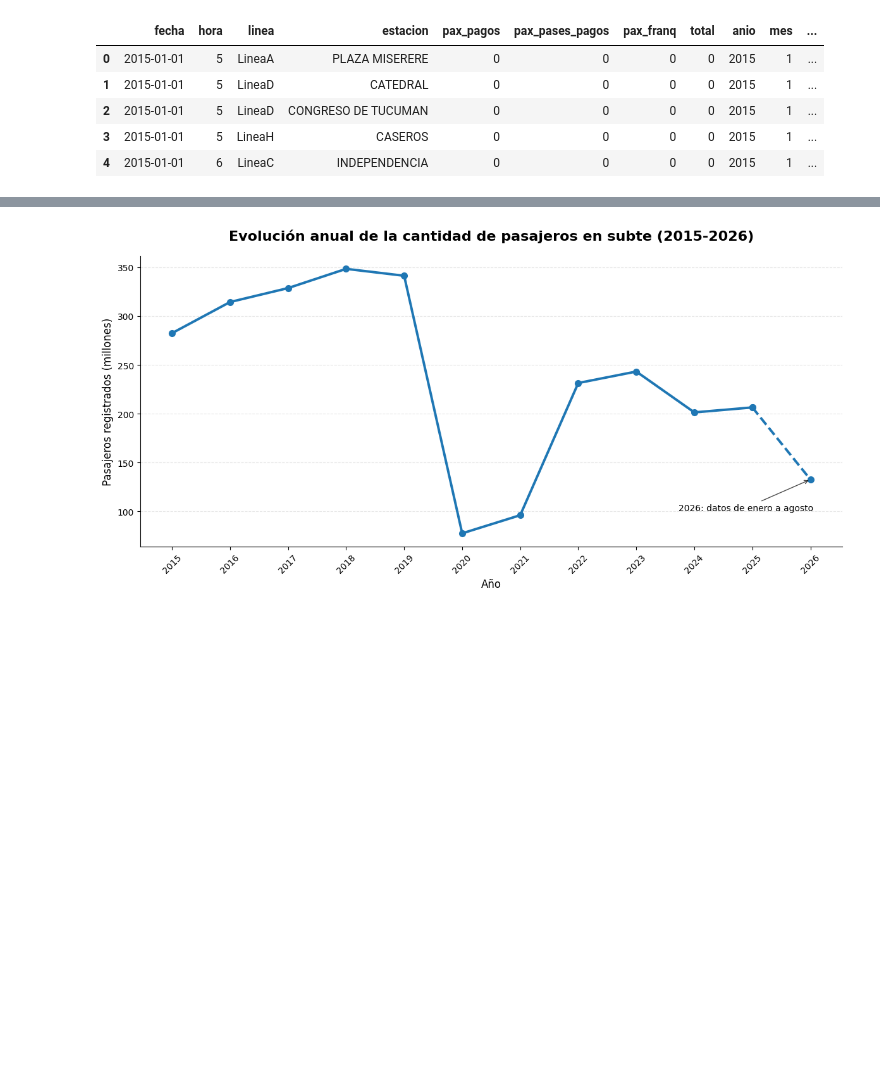
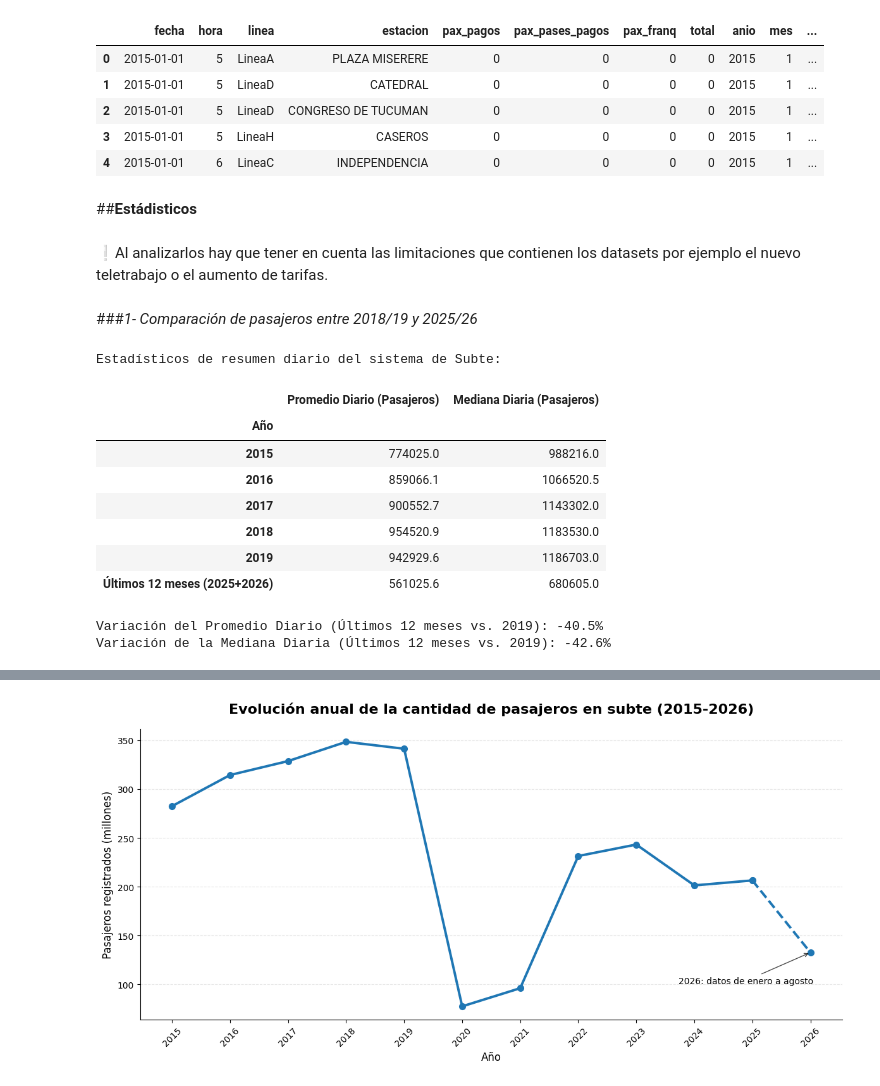
Before and after one commit to julia-iza/Trabajo-Practico-Laboratorio, a Jupyter notebook: analisis_subte.ipynb, the cells around one changed output, grey strips where cells are left out. Cells and saved outputs as stored; diff of their text form; code cells hidden in the pictures; blank space fills up the shorter version.

```diff
--- a/analisis_subte.ipynb
+++ b/analisis_subte.ipynb
@@ -206,3 +213,69 @@ Primeras filas:
 | 2 | 2015-01-01 | 5 | LineaD | CONGRESO DE TUCUMAN | 0 | 0 | 0 | 0 | 2015 | 1 | ... |
 | 3 | 2015-01-01 | 5 | LineaH | CASEROS | 0 | 0 | 0 | 0 | 2015 | 1 | ... |
 | 4 | 2015-01-01 | 6 | LineaC | INDEPENDENCIA | 0 | 0 | 0 | 0 | 2015 | 1 | ... |
+# %% [markdown]
+##**Estádisticos**
+# %% [markdown]
+❕Al analizarlos hay que tener en cuenta las limitaciones que contienen los datasets por ejemplo el nuevo teletrabajo o el aumento de tarifas.
+# %% [markdown]
+###*1- Comparación de pasajeros entre 2018/19 y 2025/26*
+# %%
+import pandas as pd
+
+# Filtramos las líneas principales (A-H)
+lineas = ["LineaA", "LineaB", "LineaC", "LineaD", "LineaE", "LineaH"]
+df_sub = df[df["linea"].isin(lineas)].copy()
+
+# Identificamos los meses disponibles de 2026 (1 al 8)
+# Para completar 12 meses, necesitamos 4 meses de 2025 (9 al 12)
+condicion_ultimos_12 = (
+    ((df_sub["anio"] == 2026) & (df_sub["mes"] <= 8)) |
+    ((df_sub["anio"] == 2025) & (df_sub["mes"] >= 9))
+)
+
+# Creamos un dataset especial para los últimos 12 meses etiquetándolos en un grupo común
+df_ultimos_12 = df_sub[condicion_ultimos_12].copy()
+
+# Agrupamos por fecha para obtener los pasajeros totales del sistema por día para los años históricos
+pasajeros_por_dia_hist = df_sub[df_sub["anio"].isin([2015, 2016, 2017, 2018, 2019])].groupby(["anio", "fecha"])["total"].sum().reset_index()
+resumen_anual = pasajeros_por_dia_hist.groupby("anio")["total"].agg(["mean", "median"]
+)
+resumen_anual.columns = ["Promedio Diario (Pasajeros)", "Mediana Diaria (Pasajeros)"]
+resumen_anual.index.name = "Año"
+
+# Calculamos los estadísticos para el bloque de Últimos 12 meses agrupando por fecha
+pasajeros_por_dia_u12 = df_ultimos_12.groupby("fecha")["total"].sum().reset_index()
+promedio_u12 = pasajeros_por_dia_u12["total"].mean()
+mediana_u12 = pasajeros_por_dia_u12["total"].median()
+
+# Armamos la tabla comparativa final
+tabla_comparativa = resumen_anual.copy()
+tabla_comparativa.loc["Últimos 12 meses (2025+2026)"] = [promedio_u12, mediana_u12]
+tabla_comparativa = tabla_comparativa.round(1)
+
+print("Estadísticos de resumen diario del sistema de Subte:")
+display(tabla_comparativa)
+
+# Cálculo de variaciones porcentuales respecto a 2019
+prom_2019 = tabla_comparativa.loc[2019, "Promedio Diario (Pasajeros)"]
+prom_u12 = tabla_comparativa.loc["Últimos 12 meses (2025+2026)", "Promedio Diario (Pasajeros)"]
+var_prom_19_u12 = ((prom_u12 / prom_2019) - 1) * 100
+
+med_2019 = tabla_comparativa.loc[2019, "Mediana Diaria (Pasajeros)"]
+med_u12 = tabla_comparativa.loc["Últimos 12 meses (2025+2026)", "Mediana Diaria (Pasajeros)"]
+var_med_19_u12 = ((med_u12 / med_2019) - 1) * 100
+
+print(f"\nVariación del Promedio Diario (Últimos 12 meses vs. 2019): {var_prom_19_u12:.1f}%")
+print(f"Variación de la Mediana Diaria (Últimos 12 meses vs. 2019): {var_med_19_u12:.1f}%")
+# %% [output]
+Estadísticos de resumen diario del sistema de Subte:
+|  | Promedio Diario (Pasajeros) | Mediana Diaria (Pasajeros) |
+| Año |  |  |
+| 2015 | 774025.0 | 988216.0 |
+| 2016 | 859066.1 | 1066520.5 |
+| 2017 | 900552.7 | 1143302.0 |
+| 2018 | 954520.9 | 1183530.0 |
+| 2019 | 942929.6 | 1186703.0 |
+| Últimos 12 meses (2025+2026) | 561025.6 | 680605.0 |
+Variación del Promedio Diario (Últimos 12 meses vs. 2019): -40.5%
+Variación de la Mediana Diaria (Últimos 12 meses vs. 2019): -42.6%
```
Also changed, not shown: parts of 47 cells of this notebook.
